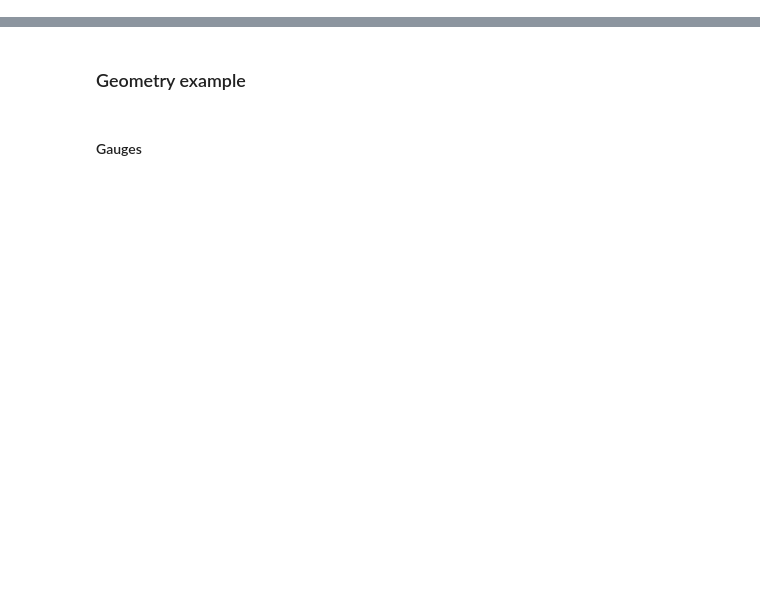
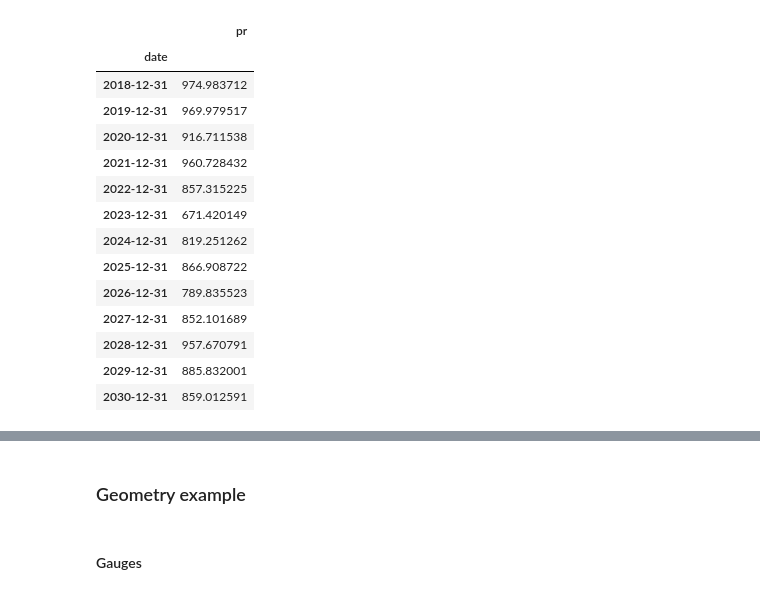
Before and after one commit to dmbrmv/my_dissertation, a Jupyter notebook: data_builders/ru_db_example.ipynb, the cells around one changed output, grey strips where cells are left out. Drawn from its saved outputs; the diff is of its cells as text; code cells hidden in the pictures; blank space fills up the shorter version.

```diff
--- a/data_builders/ru_db_example.ipynb
+++ b/data_builders/ru_db_example.ipynb
@@ -2,3 +2,24 @@
 import geopandas as gpd
 import pandas as pd
 import xarray as xr
+# %%
+test_file = pd.read_csv('/home/dima/Data/geo_data/cmip_result_585/inm_cm4_8/precipitation/70309.csv')
+test_file['date'] = pd.to_datetime(test_file['date'])
+test_file = test_file.set_index('date')
+test_file.groupby(pd.Grouper(freq='1Y')).sum() * 1e5
+# %% [output]
+|  | pr |
+| date |  |
+| 2018-12-31 | 974.983712 |
+| 2019-12-31 | 969.979517 |
+| 2020-12-31 | 916.711538 |
+| 2021-12-31 | 960.728432 |
+| 2022-12-31 | 857.315225 |
+| 2023-12-31 | 671.420149 |
+| 2024-12-31 | 819.251262 |
+| 2025-12-31 | 866.908722 |
+| 2026-12-31 | 789.835523 |
+| 2027-12-31 | 852.101689 |
+| 2028-12-31 | 957.670791 |
+| 2029-12-31 | 885.832001 |
+| 2030-12-31 | 859.012591 |
```
Also changed, not shown: parts of 1 cell of this notebook, 19 other files.
